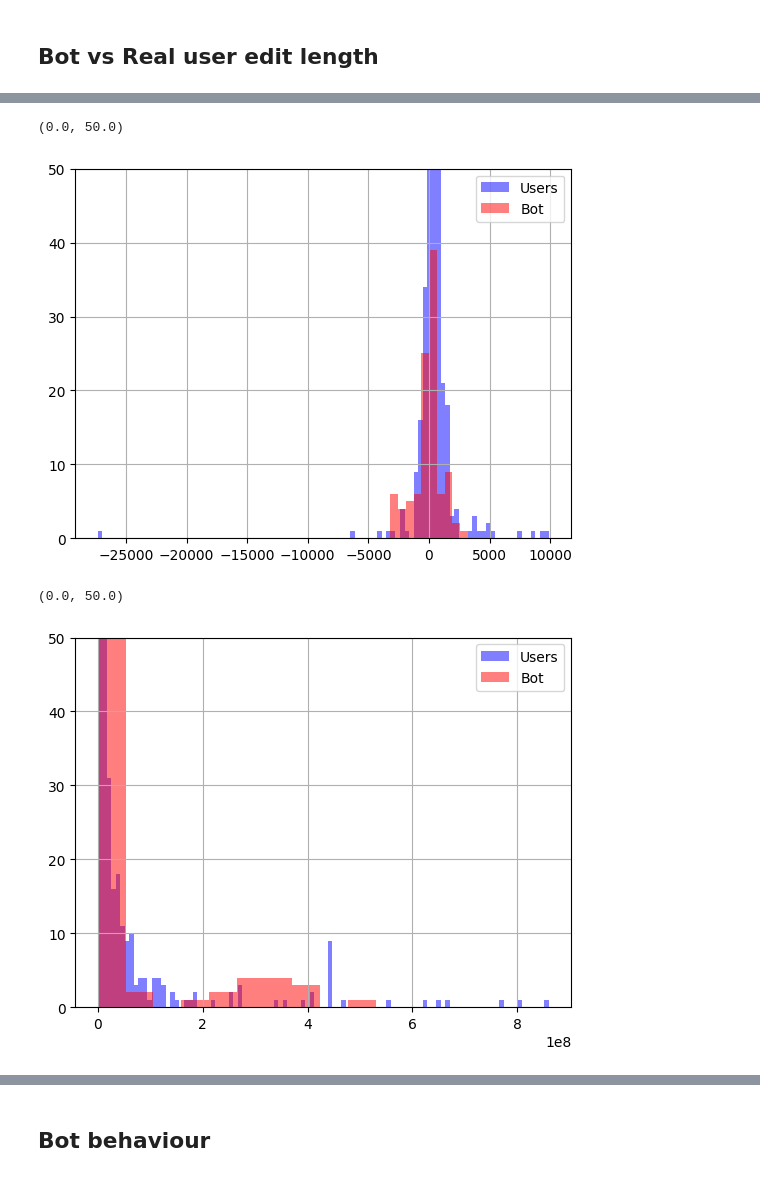
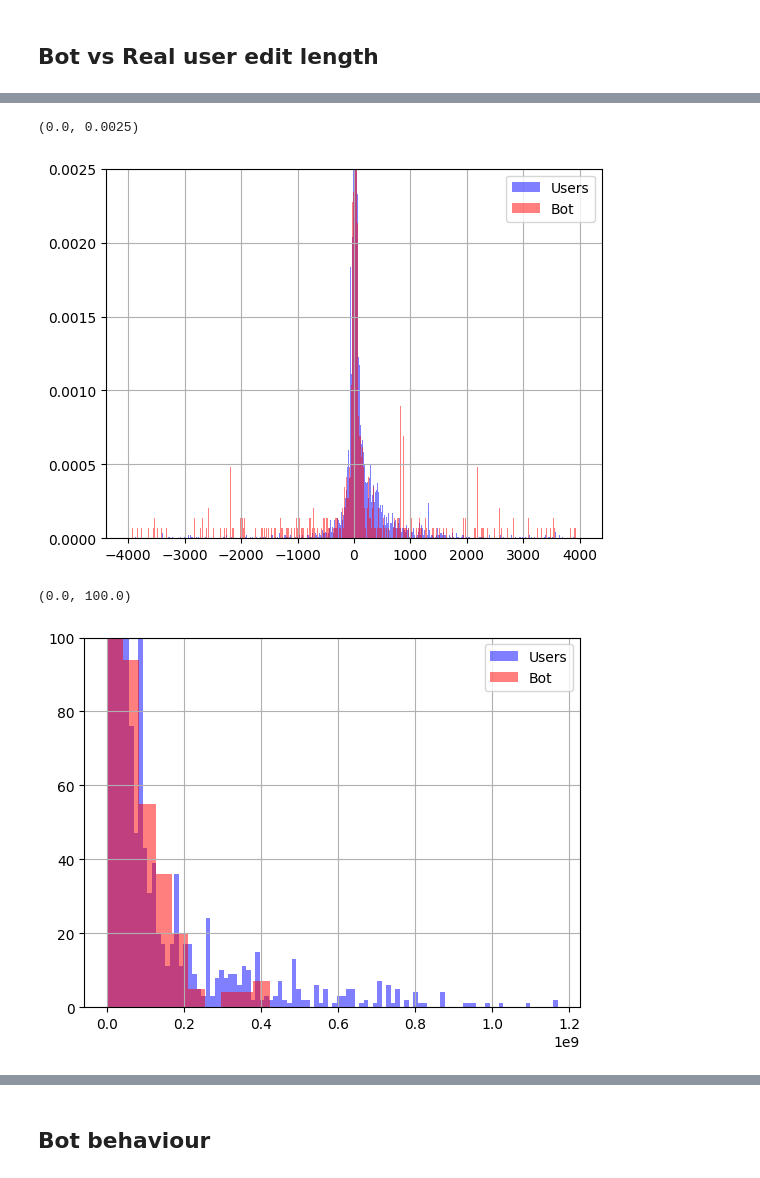
Before and after one commit to shandrayu/mining-massive-databases, a Jupyter notebook: notebooks/BloomFilter.ipynb, the cells around one changed output, grey strips where cells are left out. Saved outputs shown, nothing was run; the diff lists cells and outputs as text; code cells hidden in the pictures.

```diff
--- a/notebooks/BloomFilter.ipynb
+++ b/notebooks/BloomFilter.ipynb
@@ -138,7 +141,20 @@ raw_items[0]
 import pandas as pd
 import matplotlib.pyplot as plt
 
-df = pd.DataFrame(raw_items)
+# df = pd.DataFrame(raw_items)
+samples = []
+# with open('sample.jsonl', 'r') as fin:
+#     samples.extend(list(map(json.loads, fin.readlines())))
+with open('sample_unique_users.jsonl', 'r') as fin:
+    samples.extend(list(map(json.loads, fin.readlines())))
+# with open('sample_unique_users2.jsonl', 'r') as fin:
+#     samples.extend(list(map(json.loads, fin.readlines())))
+# with open('sample_unique_users3.jsonl', 'r') as fin:
+#     samples.extend(list(map(json.loads, fin.readlines())))
+
+df = pd.DataFrame(samples)
+
+
 df['length_old'] = df.apply(lambda x: x['length']['old'], axis=1)
 df['length_new'] = df.apply(lambda x: x['length']['new'], axis=1)
 df['length_diff'] = df['length_new'] - df['length_old']
@@ -162,23 +184,24 @@ df.sample()
 # %%
 ax1 = plt.subplot(111)
-df[~df['bot']]['length_diff'].hist(ax=ax1, color='blue', label='Users', alpha=0.5, bins=100)
-df[df['bot']]['length_diff'].hist(ax=ax1, color='red', label='Bot', alpha=0.5)
+df[~df['bot'] & (df['length_diff'].abs() < 4000)]['length_diff'].hist(ax=ax1, color='blue', label='Users', alpha=0.5, bins=1000, density=True)
+df[df['bot'] & (df['length_diff'].abs() < 4000)]['length_diff'].hist(ax=ax1, color='red', label='Bot', alpha=0.5, bins=1000, density=True)
 ax1.legend(loc='best')
 
-ax1.set_ylim((0, 50))
+ax1.set_ylim((0, 0.0025))
+# ax1.set_xlim((-4000, 4000))
 # %% [output]
-(0.0, 50.0)
+(0.0, 0.0025)
-[figure, old version]
+[figure, new version]
 # %%
 ax1 = plt.subplot(111)
 df[~df['bot']]['revision_diff'].hist(ax=ax1, color='blue', label='Users', alpha=0.5, bins=100)
 df[df['bot']]['revision_diff'].hist(ax=ax1, color='red', label='Bot', alpha=0.5)
 ax1.legend(loc='best')
 
-ax1.set_ylim((0, 50))
+ax1.set_ylim((0, 100))
 # %% [output]
-(0.0, 50.0)
+(0.0, 100.0)
-[figure, old version]
+[figure, new version]
 # %%
 ax1 = plt.subplot(111)
 df[~df['bot']].plot.scatter(x='revision_diff', y='length_diff', ax=ax1, color='blue', label='Users', alpha=0.5)
```
Also changed, not shown: parts of 50 cells of this notebook.
